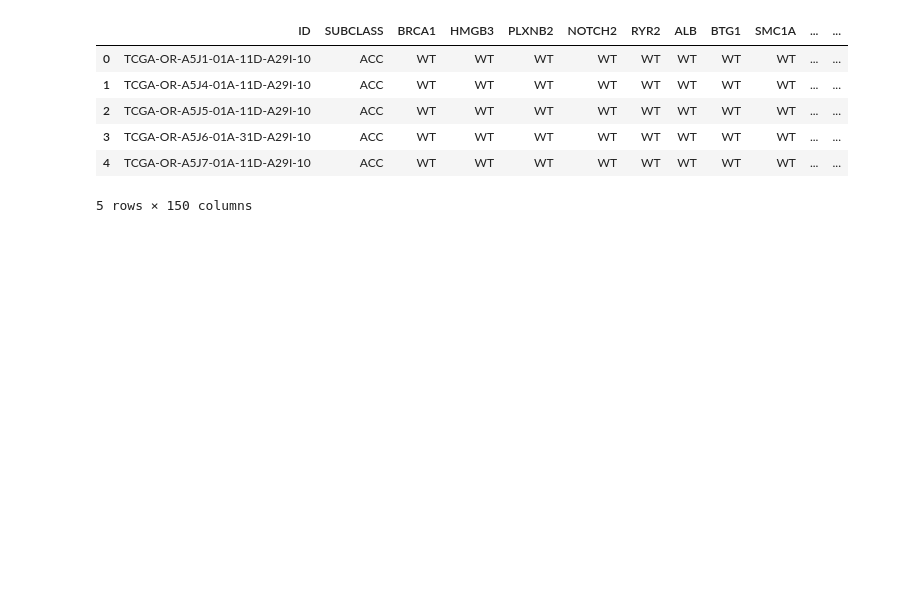
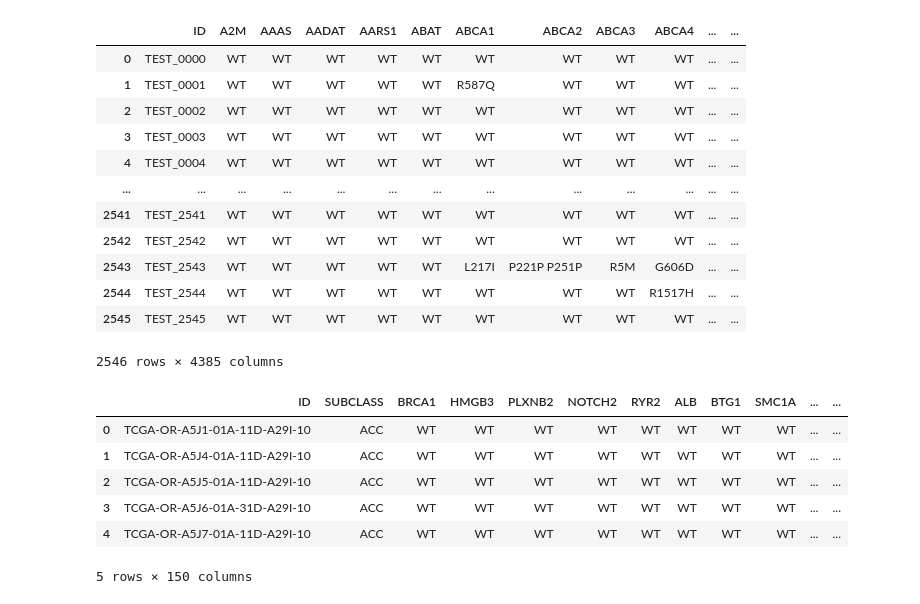
Before and after one commit to dothegee/classification_of_cancers, a Jupyter notebook: sequence_check.ipynb, the cells around one changed output. Saved outputs shown, nothing was run; the diff lists cells and outputs as text; code cells hidden in the pictures; blank space fills up the shorter version.

```diff
--- a/sequence_check.ipynb
+++ b/sequence_check.ipynb
@@ -6,8 +6,28 @@ import re
 sequence_df1 = pd.read_csv("../train_data/protein_sequences_output_sample_refine_col.csv")
 sequence_df2 = pd.read_csv("../train_data/protein_sequences_output_sample_refine_col_uniprot.csv")
 train = pd.read_csv('../train_data/train.csv')
+# %%
+test = pd.read_csv('../train_data/test.csv')
 # %%
 train = train.fillna("WT")
+# %%
+train = test.fillna("WT")
+# %%
+train
+# %% [output]
+|  | ID | A2M | AAAS | AADAT | AARS1 | ABAT | ABCA1 | ABCA2 | ABCA3 | ABCA4 | ... | ... |
+| 0 | TEST_0000 | WT | WT | WT | WT | WT | WT | WT | WT | WT | ... | ... |
+| 1 | TEST_0001 | WT | WT | WT | WT | WT | R587Q | WT | WT | WT | ... | ... |
+| 2 | TEST_0002 | WT | WT | WT | WT | WT | WT | WT | WT | WT | ... | ... |
+| 3 | TEST_0003 | WT | WT | WT | WT | WT | WT | WT | WT | WT | ... | ... |
+| 4 | TEST_0004 | WT | WT | WT | WT | WT | WT | WT | WT | WT | ... | ... |
+| ... | ... | ... | ... | ... | ... | ... | ... | ... | ... | ... | ... | ... |
+| 2541 | TEST_2541 | WT | WT | WT | WT | WT | WT | WT | WT | WT | ... | ... |
+| 2542 | TEST_2542 | WT | WT | WT | WT | WT | WT | WT | WT | WT | ... | ... |
+| 2543 | TEST_2543 | WT | WT | WT | WT | WT | L217I | P221P P251P | R5M | G606D | ... | ... |
+| 2544 | TEST_2544 | WT | WT | WT | WT | WT | WT | WT | WT | R1517H | ... | ... |
+| 2545 | TEST_2545 | WT | WT | WT | WT | WT | WT | WT | WT | WT | ... | ... |
+2546 rows × 4385 columns
 # %%
 train.head()
 # %% [output]
```
Also changed, not shown: parts of 7 cells of this notebook, 1 other file.
